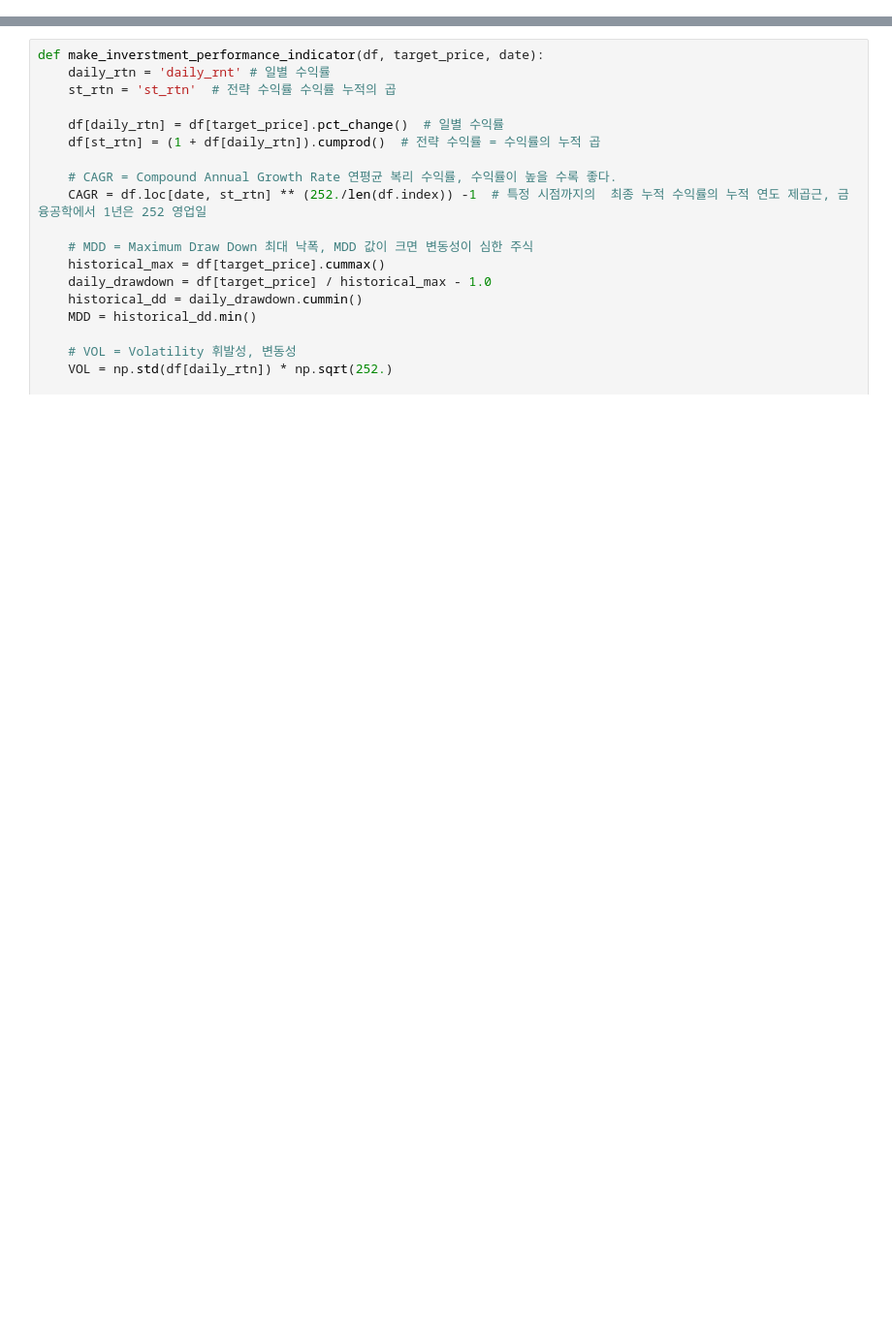
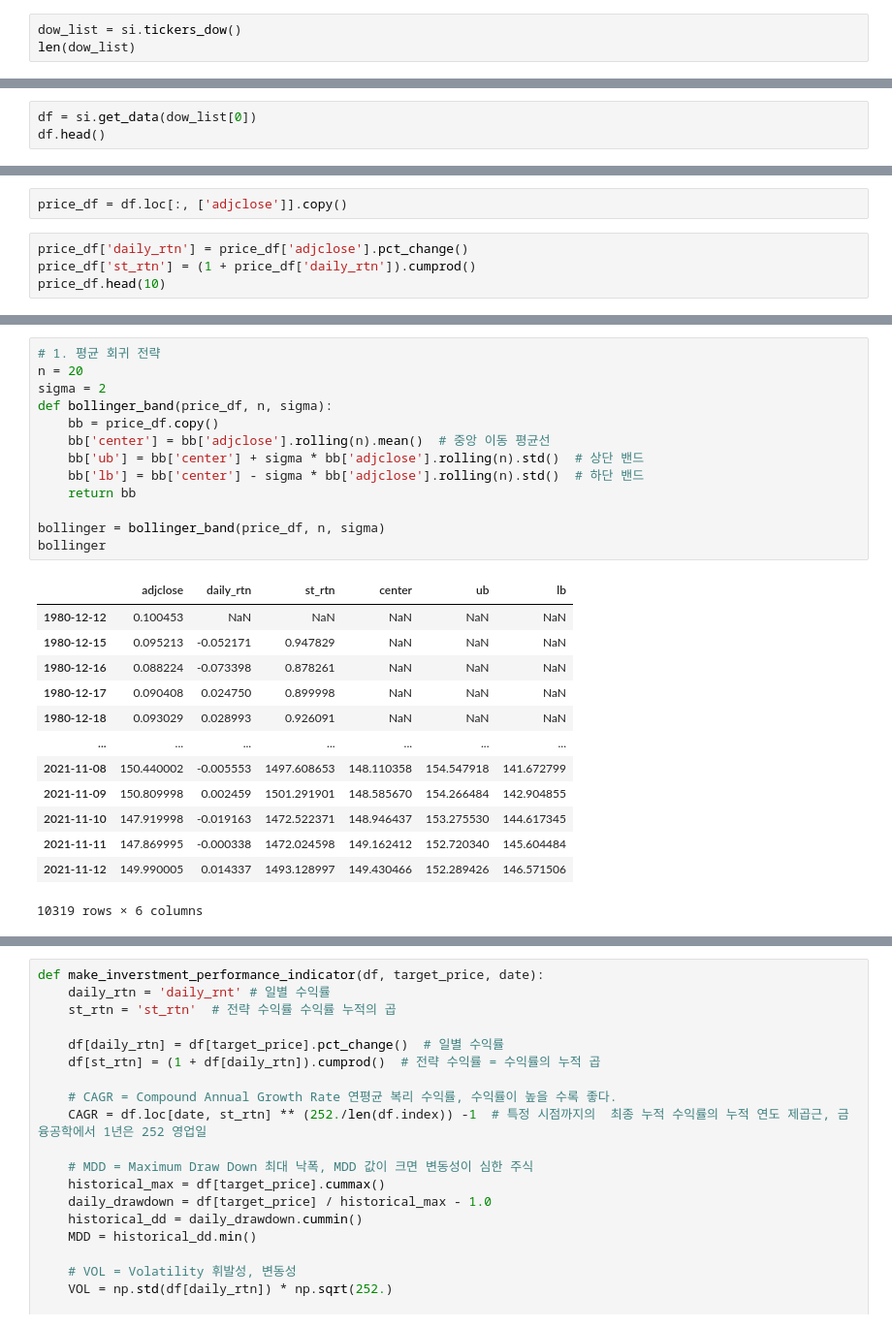
Before and after one commit to GIMINSU/DataAnalysis, a Jupyter notebook: financedatareader.ipynb, the cells around one changed output, grey strips where cells are left out. Shown at 97% size. Saved outputs shown, nothing was run; the diff lists cells and outputs as text; blank space fills up the shorter version.

Commit message:
buy and hold compare regression to mean

```diff
--- a/financedatareader.ipynb
+++ b/financedatareader.ipynb
@@ -0,0 +15,3 @@
+# %%
+dow_list = si.tickers_dow()
+len(dow_list)
@@ -0,0 +20,3 @@
+# %%
+df = si.get_data(dow_list[0])
+df.head()
@@ -0,0 +30,6 @@
+# %%
+price_df = df.loc[:, ['adjclose']].copy()
+# %%
+price_df['daily_rtn'] = price_df['adjclose'].pct_change()
+price_df['st_rtn'] = (1 + price_df['daily_rtn']).cumprod()
+price_df.head(10)
@@ -0,0 +48,27 @@
+# %%
+# 1. 평균 회귀 전략
+n = 20
+sigma = 2
+def bollinger_band(price_df, n, sigma):
+    bb = price_df.copy()
+    bb['center'] = bb['adjclose'].rolling(n).mean()  # 중앙 이동 평균선
+    bb['ub'] = bb['center'] + sigma * bb['adjclose'].rolling(n).std()  # 상단 밴드
+    bb['lb'] = bb['center'] - sigma * bb['adjclose'].rolling(n).std()  # 하단 밴드
+    return bb
+
+bollinger = bollinger_band(price_df, n, sigma)
+bollinger
+# %% [output]
+|  | adjclose | daily_rtn | st_rtn | center | ub | lb |
+| 1980-12-12 | 0.100453 | NaN | NaN | NaN | NaN | NaN |
+| 1980-12-15 | 0.095213 | -0.052171 | 0.947829 | NaN | NaN | NaN |
+| 1980-12-16 | 0.088224 | -0.073398 | 0.878261 | NaN | NaN | NaN |
+| 1980-12-17 | 0.090408 | 0.024750 | 0.899998 | NaN | NaN | NaN |
+| 1980-12-18 | 0.093029 | 0.028993 | 0.926091 | NaN | NaN | NaN |
+| ... | ... | ... | ... | ... | ... | ... |
+| 2021-11-08 | 150.440002 | -0.005553 | 1497.608653 | 148.110358 | 154.547918 | 141.672799 |
+| 2021-11-09 | 150.809998 | 0.002459 | 1501.291901 | 148.585670 | 154.266484 | 142.904855 |
+| 2021-11-10 | 147.919998 | -0.019163 | 1472.522371 | 148.946437 | 153.275530 | 144.617345 |
+| 2021-11-11 | 147.869995 | -0.000338 | 1472.024598 | 149.162412 | 152.720340 | 145.604484 |
+| 2021-11-12 | 149.990005 | 0.014337 | 1493.128997 | 149.430466 | 152.289426 | 146.571506 |
+10319 rows × 6 columns
```
Also changed, not shown: parts of 29 cells of this notebook.
